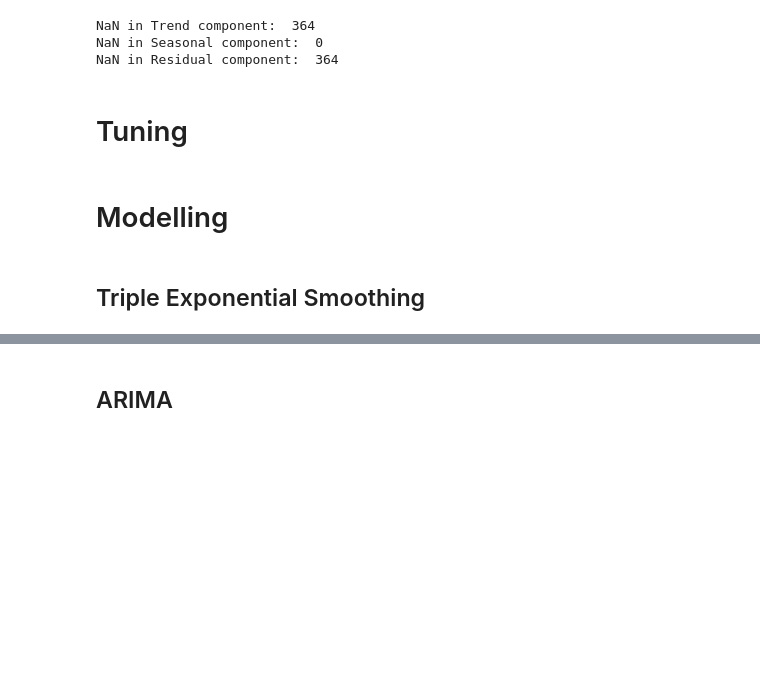
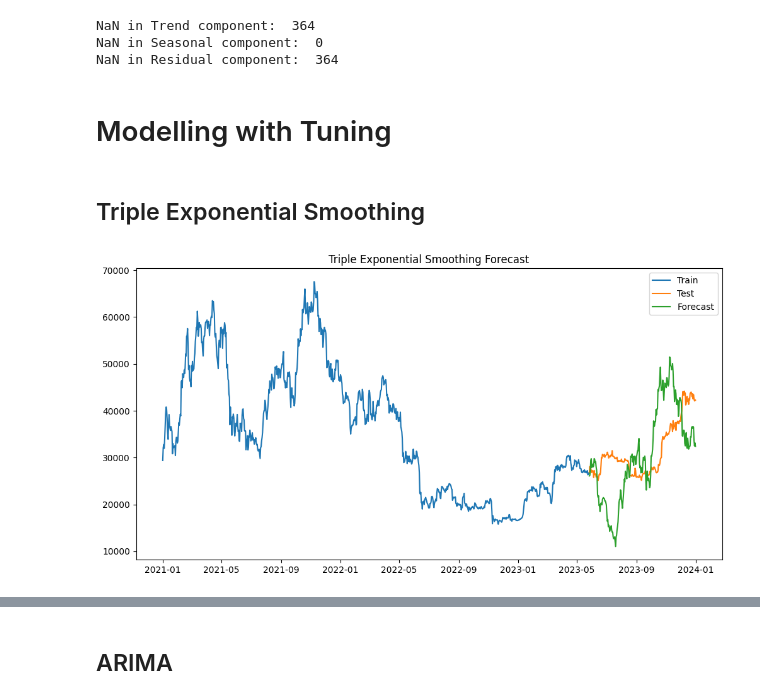
Before and after one commit to adiprrassetyo/forecast-tse-arima, a Jupyter notebook: main.ipynb, the cells around one changed output, grey strips where cells are left out. Drawn from its saved outputs; the diff is of its cells as text; code cells hidden in the pictures; blank space fills up the shorter version.

Commit message:
test hyperparameter

```diff
--- a/main.ipynb
+++ b/main.ipynb
@@ -275,8 +291,34 @@ NaN in Trend component:  364
 NaN in Seasonal component:  0
 NaN in Residual component:  364
 # %% [markdown]
-# Tuning
+# Modelling with Tuning
-# %% [markdown]
-# Modelling
 # %% [markdown]
 ## Triple Exponential Smoothing
+# %%
+# Model Triple Exponential Smoothing (TES)
+def fit_tes(train, test, seasonal_periods):
+    # Build the model
+    model = ExponentialSmoothing(train, seasonal='add', seasonal_periods=seasonal_periods)
+
+    # Fit the model
+    model_fit = model.fit(optimized=True)
+
+    # Forecast
+    forecast = model_fit.forecast(steps=len(test))
+
+    return model_fit, forecast
+
+# Train the model
+seasonal_periods = 365  # assuming daily data with yearly seasonality
+model_fit, forecast = fit_tes(train_btc['Close'], test_btc['Close'], seasonal_periods)
+
+# Plot the results
+plt.figure(figsize=(12, 6))
+plt.plot(train_btc['Close'], label='Train')
+plt.plot(test_btc['Close'], label='Test')
+plt.plot(forecast, label='Forecast')
+plt.legend()
+plt.title('Triple Exponential Smoothing Forecast')
+plt.show()
+# %% [output]
+[figure, added]
```
Also changed, not shown: parts of 22 cells of this notebook, 3 other files.
